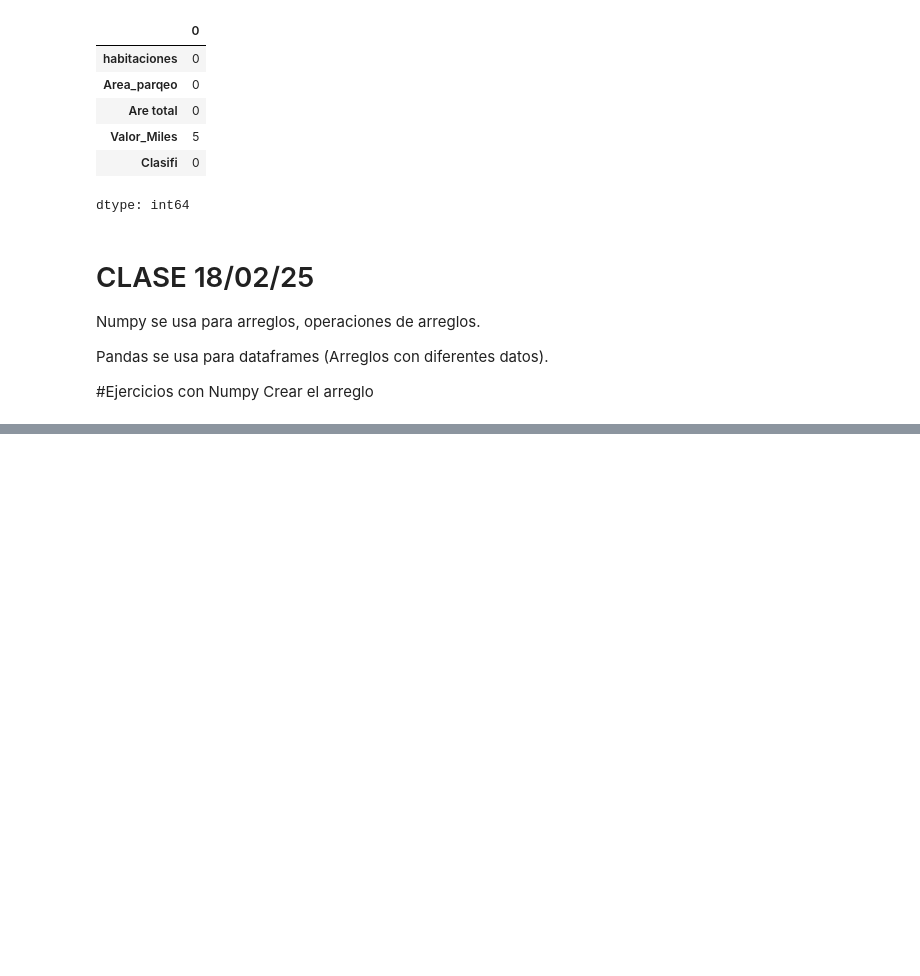
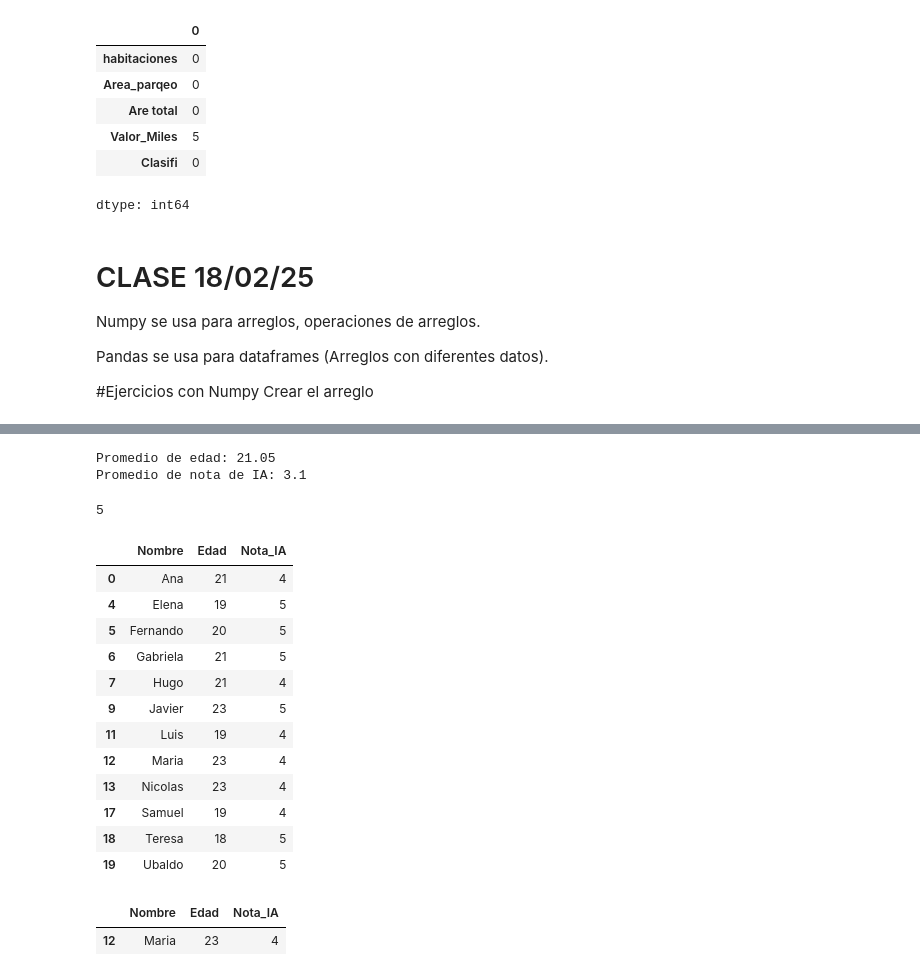
Before and after one commit to wilszon/Clase-Inteligencia-Artificial, a Jupyter notebook: EDA.ipynb, the cells around one changed output, grey strips where cells are left out. Saved outputs shown, nothing was run; the diff lists cells and outputs as text; code cells hidden in the pictures; blank space fills up the shorter version.

```diff
--- a/EDA.ipynb
+++ b/EDA.ipynb
@@ -163,0 +290,36 @@ datos
+# %%
+
+# Calculate the average age and IA grade
+promedio_edad = alumnos['Edad'].mean()
+promedio_nota_ia = alumnos['Nota_IA'].mean()
+
+print(f"Promedio de edad: {promedio_edad}")
+print(f"Promedio de nota de IA: {promedio_nota_ia}")
+# %% [output]
+Promedio de edad: 21.05
+Promedio de nota de IA: 3.1
+# %%
+alumnos.Nota_IA.max()
+# %% [output]
+5
+# %%
+alumnos[alumnos.Nota_IA>3.5]
+# %% [output]
+|  | Nombre | Edad | Nota_IA |
+| 0 | Ana | 21 | 4 |
+| 4 | Elena | 19 | 5 |
+| 5 | Fernando | 20 | 5 |
+| 6 | Gabriela | 21 | 5 |
+| 7 | Hugo | 21 | 4 |
+| 9 | Javier | 23 | 5 |
+| 11 | Luis | 19 | 4 |
+| 12 | Maria | 23 | 4 |
+| 13 | Nicolas | 23 | 4 |
+| 17 | Samuel | 19 | 4 |
+| 18 | Teresa | 18 | 5 |
+| 19 | Ubaldo | 20 | 5 |
+# %%
+alumnos[alumnos.Nombre=="Maria"]
+# %% [output]
+|  | Nombre | Edad | Nota_IA |
+| 12 | Maria | 23 | 4 |
```
Also changed, not shown: parts of 14 cells of this notebook.
